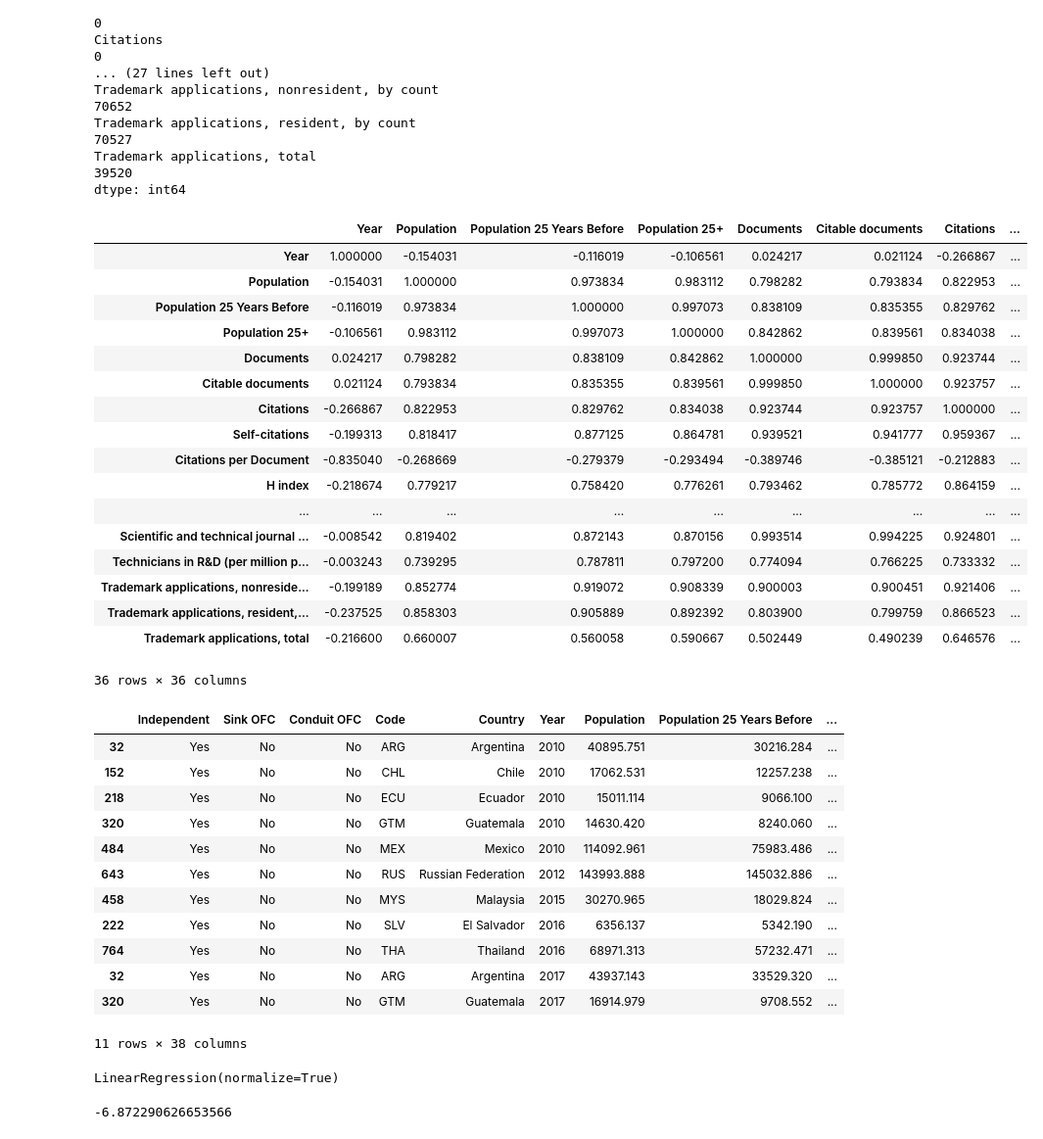
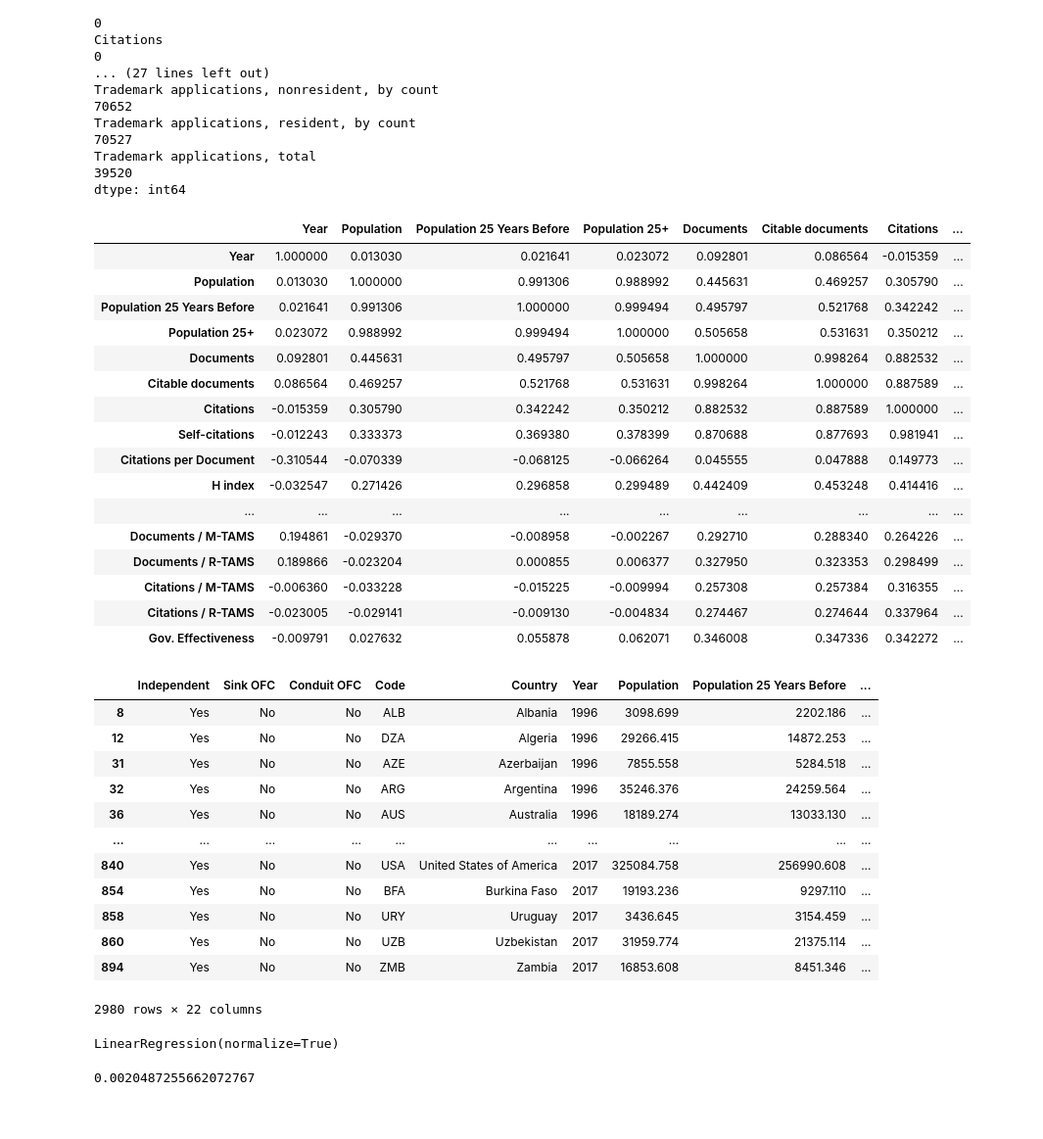
Before and after one commit to sadiogo/gdp_science, a Jupyter notebook: analyses/analyses_diogo.ipynb, the cells around one changed output. Shown at 98% size. Saved outputs shown, nothing was run; the diff lists cells and outputs as text; code cells hidden in the pictures.

```diff
--- a/analyses/analyses_diogo.ipynb
+++ b/analyses/analyses_diogo.ipynb
@@ -192,45 +192,44 @@ Trademark applications, resident, by count
 Trademark applications, total                                                                       39520
 dtype: int64
 # %%
-df_saturated = df[(df['Subject'] == 'All')].dropna()
+df_saturated = df[(df['Subject'] == 'All')].iloc[:, 0:26].dropna()
 
 df_saturated.corr()
 # %% [output]
 |  | Year | Population | Population 25 Years Before | Population 25+ | Documents | Citable documents | Citations | ... |
-| Year | 1.000000 | -0.154031 | -0.116019 | -0.106561 | 0.024217 | 0.021124 | -0.266867 | ... |
-| Population | -0.154031 | 1.000000 | 0.973834 | 0.983112 | 0.798282 | 0.793834 | 0.822953 | ... |
-| Population 25 Years Before | -0.116019 | 0.973834 | 1.000000 | 0.997073 | 0.838109 | 0.835355 | 0.829762 | ... |
-| Population 25+ | -0.106561 | 0.983112 | 0.997073 | 1.000000 | 0.842862 | 0.839561 | 0.834038 | ... |
-| Documents | 0.024217 | 0.798282 | 0.838109 | 0.842862 | 1.000000 | 0.999850 | 0.923744 | ... |
-| Citable documents | 0.021124 | 0.793834 | 0.835355 | 0.839561 | 0.999850 | 1.000000 | 0.923757 | ... |
-| Citations | -0.266867 | 0.822953 | 0.829762 | 0.834038 | 0.923744 | 0.923757 | 1.000000 | ... |
-| Self-citations | -0.199313 | 0.818417 | 0.877125 | 0.864781 | 0.939521 | 0.941777 | 0.959367 | ... |
-| Citations per Document | -0.835040 | -0.268669 | -0.279379 | -0.293494 | -0.389746 | -0.385121 | -0.212883 | ... |
-| H index | -0.218674 | 0.779217 | 0.758420 | 0.776261 | 0.793462 | 0.785772 | 0.864159 | ... |
+| Year | 1.000000 | 0.013030 | 0.021641 | 0.023072 | 0.092801 | 0.086564 | -0.015359 | ... |
+| Population | 0.013030 | 1.000000 | 0.991306 | 0.988992 | 0.445631 | 0.469257 | 0.305790 | ... |
+| Population 25 Years Before | 0.021641 | 0.991306 | 1.000000 | 0.999494 | 0.495797 | 0.521768 | 0.342242 | ... |
+| Population 25+ | 0.023072 | 0.988992 | 0.999494 | 1.000000 | 0.505658 | 0.531631 | 0.350212 | ... |
+| Documents | 0.092801 | 0.445631 | 0.495797 | 0.505658 | 1.000000 | 0.998264 | 0.882532 | ... |
+| Citable documents | 0.086564 | 0.469257 | 0.521768 | 0.531631 | 0.998264 | 1.000000 | 0.887589 | ... |
+| Citations | -0.015359 | 0.305790 | 0.342242 | 0.350212 | 0.882532 | 0.887589 | 1.000000 | ... |
+| Self-citations | -0.012243 | 0.333373 | 0.369380 | 0.378399 | 0.870688 | 0.877693 | 0.981941 | ... |
+| Citations per Document | -0.310544 | -0.070339 | -0.068125 | -0.066264 | 0.045555 | 0.047888 | 0.149773 | ... |
+| H index | -0.032547 | 0.271426 | 0.296858 | 0.299489 | 0.442409 | 0.453248 | 0.414416 | ... |
 | ... | ... | ... | ... | ... | ... | ... | ... | ... |
-| Scientific and technical journal ... | -0.008542 | 0.819402 | 0.872143 | 0.870156 | 0.993514 | 0.994225 | 0.924801 | ... |
-| Technicians in R&D (per million p... | -0.003243 | 0.739295 | 0.787811 | 0.797200 | 0.774094 | 0.766225 | 0.733332 | ... |
-| Trademark applications, nonreside... | -0.199189 | 0.852774 | 0.919072 | 0.908339 | 0.900003 | 0.900451 | 0.921406 | ... |
-| Trademark applications, resident,... | -0.237525 | 0.858303 | 0.905889 | 0.892392 | 0.803900 | 0.799759 | 0.866523 | ... |
-| Trademark applications, total | -0.216600 | 0.660007 | 0.560058 | 0.590667 | 0.502449 | 0.490239 | 0.646576 | ... |
+| Documents / M-TAMS | 0.194861 | -0.029370 | -0.008958 | -0.002267 | 0.292710 | 0.288340 | 0.264226 | ... |
+| Documents / R-TAMS | 0.189866 | -0.023204 | 0.000855 | 0.006377 | 0.327950 | 0.323353 | 0.298499 | ... |
+| Citations / M-TAMS | -0.006360 | -0.033228 | -0.015225 | -0.009994 | 0.257308 | 0.257384 | 0.316355 | ... |
+| Citations / R-TAMS | -0.023005 | -0.029141 | -0.009130 | -0.004834 | 0.274467 | 0.274644 | 0.337964 | ... |
+| Gov. Effectiveness | -0.009791 | 0.027632 | 0.055878 | 0.062071 | 0.346008 | 0.347336 | 0.342272 | ... |
-36 rows × 36 columns
 # %%
 df_saturated.drop(columns=['REAL TAMS', 'GDP per capita (PWT)', 'Documents / R-TAMS', 'Citations / R-TAMS'], inplace=True)
 df_saturated
 # %% [output]
 |  | Independent | Sink OFC | Conduit OFC | Code | Country | Year | Population | Population 25 Years Before | ... |
-| 32 | Yes | No | No | ARG | Argentina | 2010 | 40895.751 | 30216.284 | ... |
-| 152 | Yes | No | No | CHL | Chile | 2010 | 17062.531 | 12257.238 | ... |
-| 218 | Yes | No | No | ECU | Ecuador | 2010 | 15011.114 | 9066.100 | ... |
-| 320 | Yes | No | No | GTM | Guatemala | 2010 | 14630.420 | 8240.060 | ... |
-| 484 | Yes | No | No | MEX | Mexico | 2010 | 114092.961 | 75983.486 | ... |
-| 643 | Yes | No | No | RUS | Russian Federation | 2012 | 143993.888 | 145032.886 | ... |
-| 458 | Yes | No | No | MYS | Malaysia | 2015 | 30270.965 | 18029.824 | ... |
-| 222 | Yes | No | No | SLV | El Salvador | 2016 | 6356.137 | 5342.190 | ... |
-| 764 | Yes | No | No | THA | Thailand | 2016 | 68971.313 | 57232.471 | ... |
-| 32 | Yes | No | No | ARG | Argentina | 2017 | 43937.143 | 33529.320 | ... |
-| 320 | Yes | No | No | GTM | Guatemala | 2017 | 16914.979 | 9708.552 | ... |
+| 8 | Yes | No | No | ALB | Albania | 1996 | 3098.699 | 2202.186 | ... |
+| 12 | Yes | No | No | DZA | Algeria | 1996 | 29266.415 | 14872.253 | ... |
+| 31 | Yes | No | No | AZE | Azerbaijan | 1996 | 7855.558 | 5284.518 | ... |
+| 32 | Yes | No | No | ARG | Argentina | 1996 | 35246.376 | 24259.564 | ... |
+| 36 | Yes | No | No | AUS | Australia | 1996 | 18189.274 | 13033.130 | ... |
+| ... | ... | ... | ... | ... | ... | ... | ... | ... | ... |
+| 840 | Yes | No | No | USA | United States of America | 2017 | 325084.758 | 256990.608 | ... |
+| 854 | Yes | No | No | BFA | Burkina Faso | 2017 | 19193.236 | 9297.110 | ... |
+| 858 | Yes | No | No | URY | Uruguay | 2017 | 3436.645 | 3154.459 | ... |
+| 860 | Yes | No | No | UZB | Uzbekistan | 2017 | 31959.774 | 21375.114 | ... |
+| 894 | Yes | No | No | ZMB | Zambia | 2017 | 16853.608 | 8451.346 | ... |
-11 rows × 38 columns
+2980 rows × 22 columns
 # %%
 from sklearn.model_selection import train_test_split
 from sklearn.metrics import plot_confusion_matrix
@@ -262,4 +261,4 @@ LinearRegression(normalize=True)
 # %%
 lr.score(X_test, y_test)
 # %% [output]
--6.872290626653566
+0.0020487255662072767
```
